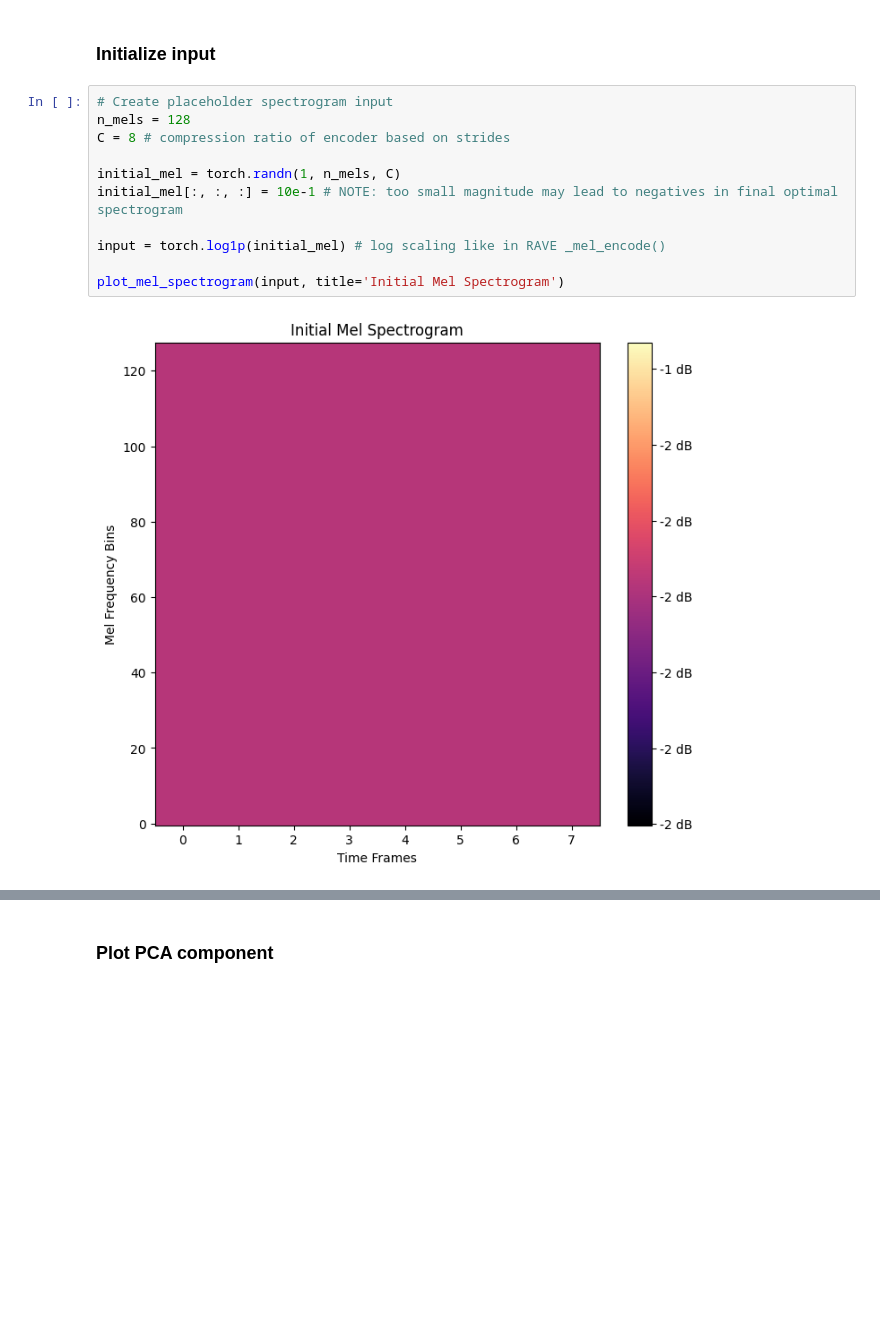
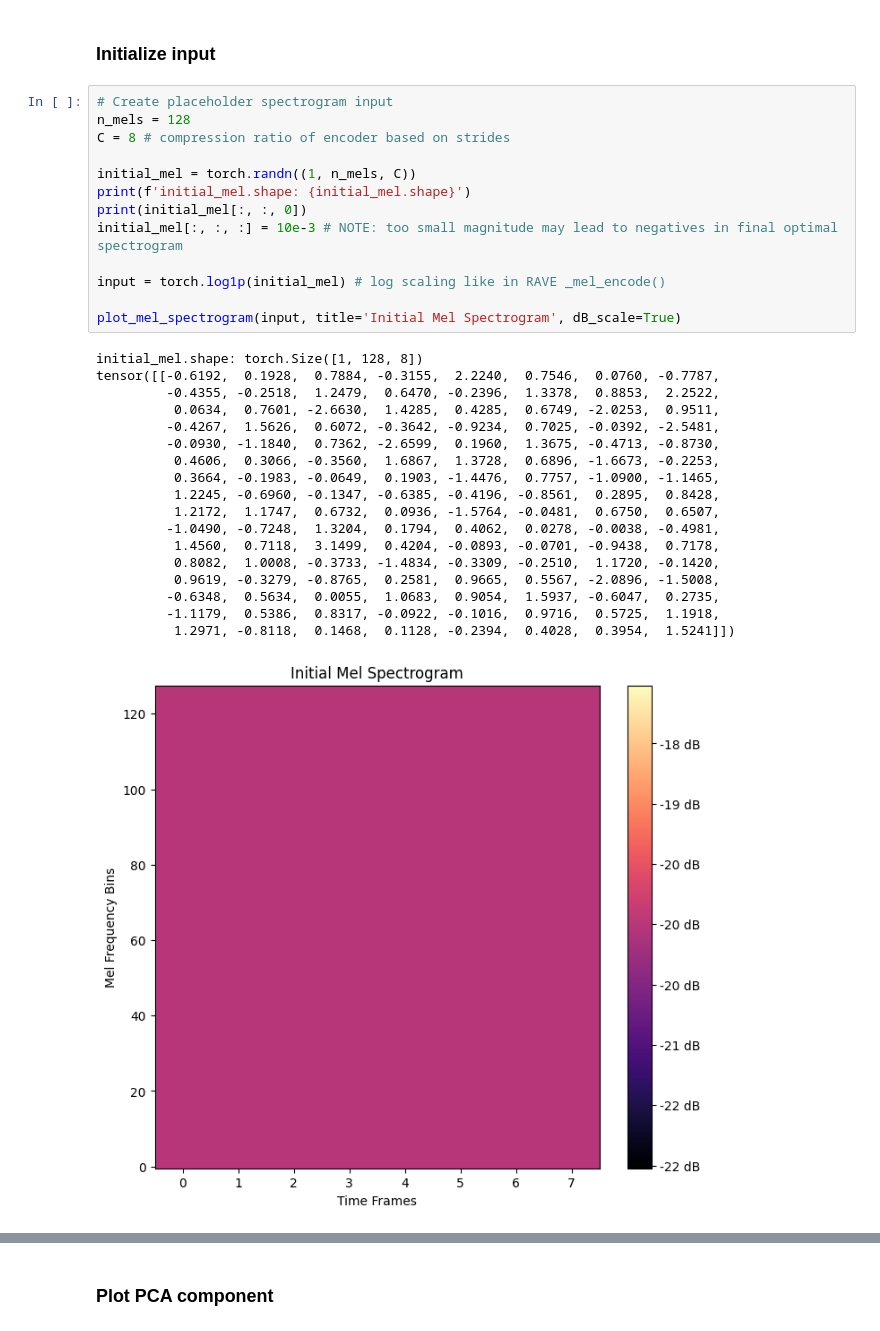
Before and after one commit to lfogarty98/XRAVE, a Jupyter notebook: visualize.ipynb, the cells around one changed output, grey strips where cells are left out. Saved outputs shown, nothing was run; the diff lists cells and outputs as text; blank space fills up the shorter version.

```diff
--- a/visualize.ipynb
+++ b/visualize.ipynb
@@ -93,13 +96,32 @@ model.latent_size: 8
 # %%
 # Create placeholder spectrogram input
 n_mels = 128
 C = 8 # compression ratio of encoder based on strides
 
-initial_mel = torch.randn(1, n_mels, C)
-initial_mel[:, :, :] = 10e-1 # NOTE: too small magnitude may lead to negatives in final optimal spectrogram
+initial_mel = torch.randn((1, n_mels, C))
+print(f'initial_mel.shape: {initial_mel.shape}')
+print(initial_mel[:, :, 0])
+initial_mel[:, :, :] = 10e-3 # NOTE: too small magnitude may lead to negatives in final optimal spectrogram
 
 input = torch.log1p(initial_mel) # log scaling like in RAVE _mel_encode()
 
-plot_mel_spectrogram(input, title='Initial Mel Spectrogram')
+plot_mel_spectrogram(input, title='Initial Mel Spectrogram', dB_scale=True)
 # %% [output]
+initial_mel.shape: torch.Size([1, 128, 8])
+tensor([[-0.6192,  0.1928,  0.7884, -0.3155,  2.2240,  0.7546,  0.0760, -0.7787,
+         -0.4355, -0.2518,  1.2479,  0.6470, -0.2396,  1.3378,  0.8853,  2.2522,
+          0.0634,  0.7601, -2.6630,  1.4285,  0.4285,  0.6749, -2.0253,  0.9511,
+         -0.4267,  1.5626,  0.6072, -0.3642, -0.9234,  0.7025, -0.0392, -2.5481,
+         -0.0930, -1.1840,  0.7362, -2.6599,  0.1960,  1.3675, -0.4713, -0.8730,
+          0.4606,  0.3066, -0.3560,  1.6867,  1.3728,  0.6896, -1.6673, -0.2253,
+          0.3664, -0.1983, -0.0649,  0.1903, -1.4476,  0.7757, -1.0900, -1.1465,
+          1.2245, -0.6960, -0.1347, -0.6385, -0.4196, -0.8561,  0.2895,  0.8428,
+          1.2172,  1.1747,  0.6732,  0.0936, -1.5764, -0.0481,  0.6750,  0.6507,
+         -1.0490, -0.7248,  1.3204,  0.1794,  0.4062,  0.0278, -0.0038, -0.4981,
+          1.4560,  0.7118,  3.1499,  0.4204, -0.0893, -0.0701, -0.9438,  0.7178,
+          0.8082,  1.0008, -0.3733, -1.4834, -0.3309, -0.2510,  1.1720, -0.1420,
+          0.9619, -0.3279, -0.8765,  0.2581,  0.9665,  0.5567, -2.0896, -1.5008,
+         -0.6348,  0.5634,  0.0055,  1.0683,  0.9054,  1.5937, -0.6047,  0.2735,
+         -1.1179,  0.5386,  0.8317, -0.0922, -0.1016,  0.9716,  0.5725,  1.1918,
+          1.2971, -0.8118,  0.1468,  0.1128, -0.2394,  0.4028,  0.3954,  1.5241]])
-[figure, old version]
+[figure, new version]
```
Also changed, not shown: parts of 11 cells of this notebook.
